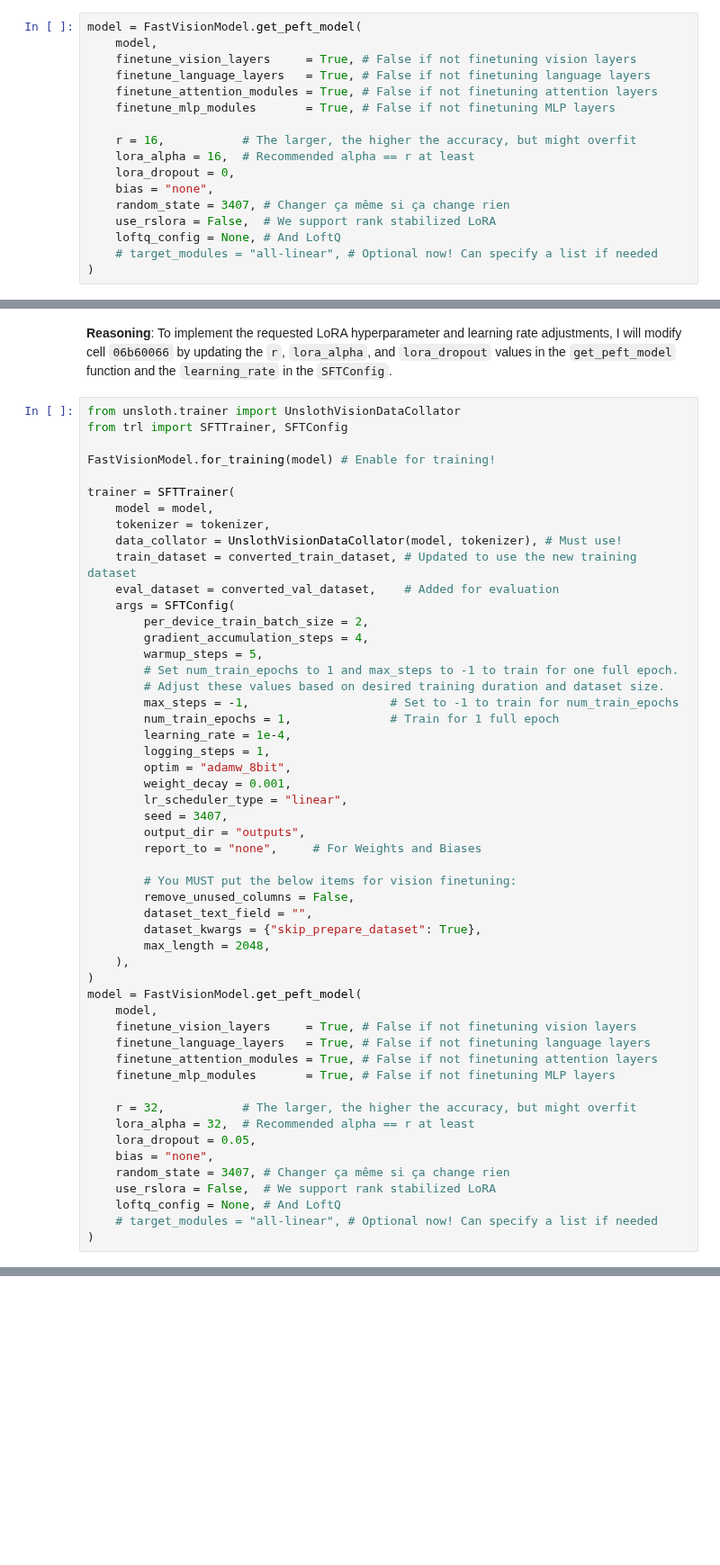
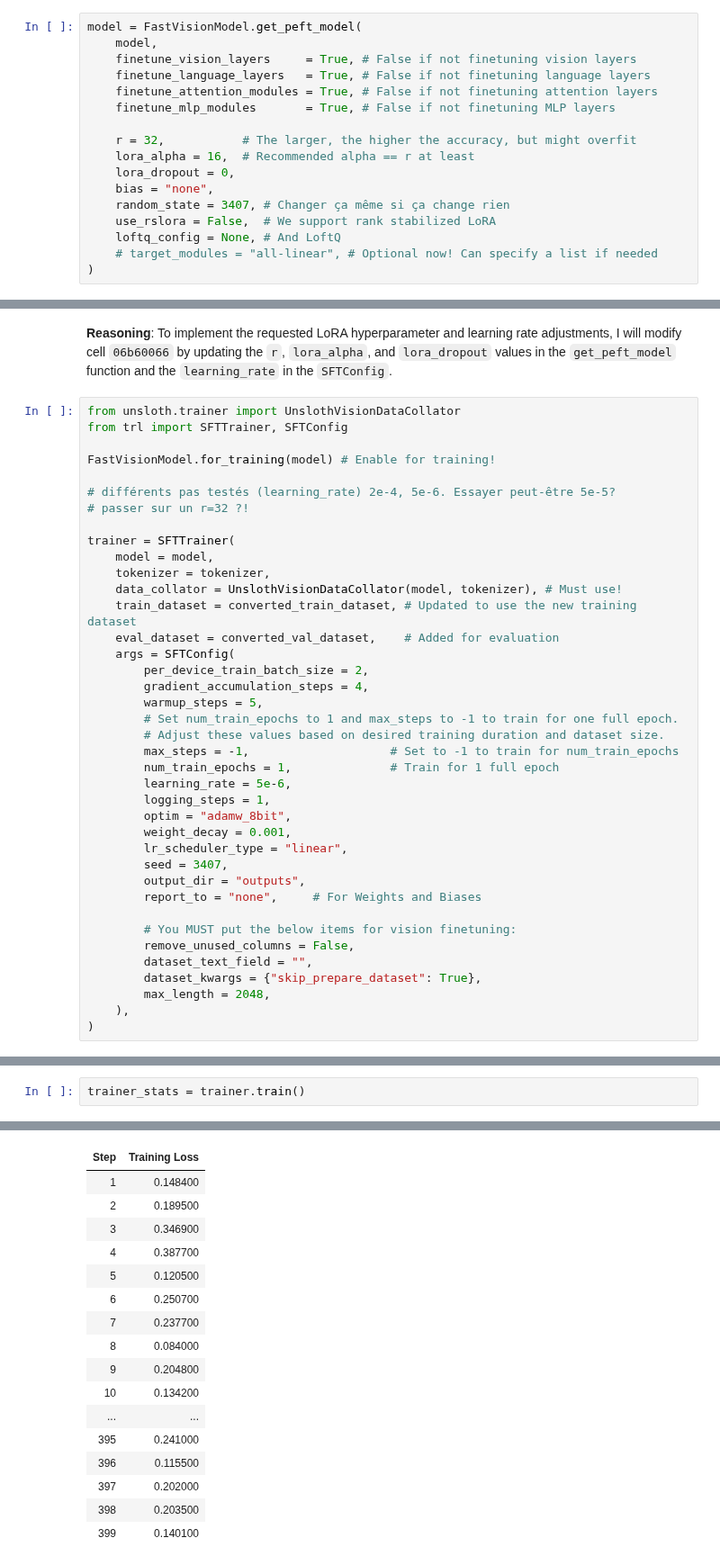
Before and after one commit to MathiasGarnier/Algorithms-All---Old, a Jupyter notebook: Fine_tuning_Qwen_Projet_EvaHan.ipynb, the cells around one changed output, grey strips where cells are left out. Shown at 90% size. Drawn from its saved outputs; the diff is of its cells as text; blank space fills up the shorter version.

```diff
--- a/Fine_tuning_Qwen_Projet_EvaHan.ipynb
+++ b/Fine_tuning_Qwen_Projet_EvaHan.ipynb
@@ -75,7 +74,7 @@ model = FastVisionModel.get_peft_model(
     finetune_attention_modules = True, # False if not finetuning attention layers
     finetune_mlp_modules       = True, # False if not finetuning MLP layers
 
-    r = 16,           # The larger, the higher the accuracy, but might overfit
+    r = 32,           # The larger, the higher the accuracy, but might overfit
     lora_alpha = 16,  # Recommended alpha == r at least
     lora_dropout = 0,
     bias = "none",
@@ -869,6 +882,9 @@ from unsloth.trainer import UnslothVisionDataCollator
 from trl import SFTTrainer, SFTConfig
 
 FastVisionModel.for_training(model) # Enable for training!
+
+# différents pas testés (learning_rate) 2e-4, 5e-6. Essayer peut-être 5e-5?
+# passer sur un r=32 ?!
 
 trainer = SFTTrainer(
     model = model,
@@ -884,7 +900,7 @@ trainer = SFTTrainer(
         # Adjust these values based on desired training duration and dataset size.
         max_steps = -1,                    # Set to -1 to train for num_train_epochs
         num_train_epochs = 1,              # Train for 1 full epoch
-        learning_rate = 1e-4,
+        learning_rate = 5e-6,
         logging_steps = 1,
         optim = "adamw_8bit",
         weight_decay = 0.001,
@@ -900,19 +916,3 @@ trainer = SFTTrainer(
         max_length = 2048,
     ),
 )
-model = FastVisionModel.get_peft_model(
-    model,
-    finetune_vision_layers     = True, # False if not finetuning vision layers
-    finetune_language_layers   = True, # False if not finetuning language layers
-    finetune_attention_modules = True, # False if not finetuning attention layers
-    finetune_mlp_modules       = True, # False if not finetuning MLP layers
-
-    r = 32,           # The larger, the higher the accuracy, but might overfit
-    lora_alpha = 32,  # Recommended alpha == r at least
-    lora_dropout = 0.05,
-    bias = "none",
-    random_state = 3407, # Changer ça même si ça change rien
-    use_rslora = False,  # We support rank stabilized LoRA
-    loftq_config = None, # And LoftQ
-    # target_modules = "all-linear", # Optional now! Can specify a list if needed
-)
@@ -918,0 +921,3 @@ model = FastVisionModel.get_peft_model(
+# %%
+trainer_stats = trainer.train()
+# %% [output]
@@ -918,0 +930,17 @@ model = FastVisionModel.get_peft_model(
+| Step | Training Loss |
+| 1 | 0.148400 |
+| 2 | 0.189500 |
+| 3 | 0.346900 |
+| 4 | 0.387700 |
+| 5 | 0.120500 |
+| 6 | 0.250700 |
+| 7 | 0.237700 |
+| 8 | 0.084000 |
+| 9 | 0.204800 |
+| 10 | 0.134200 |
+| ... | ... |
+| 395 | 0.241000 |
+| 396 | 0.115500 |
+| 397 | 0.202000 |
+| 398 | 0.203500 |
+| 399 | 0.140100 |
```
Also changed, not shown: parts of 12 cells of this notebook.
